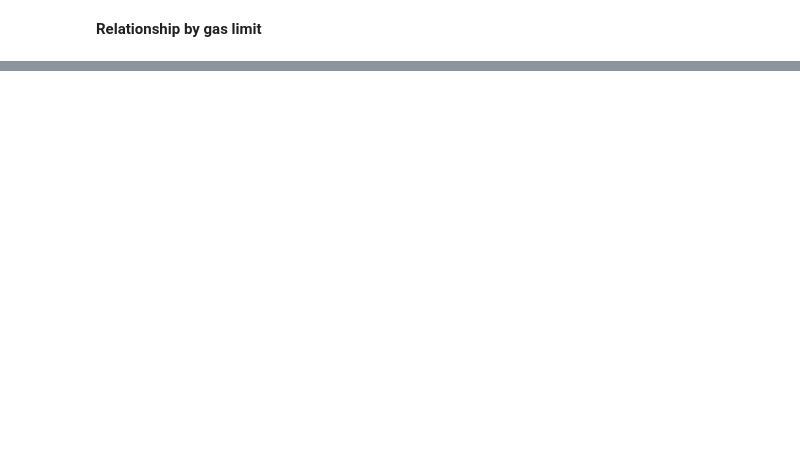
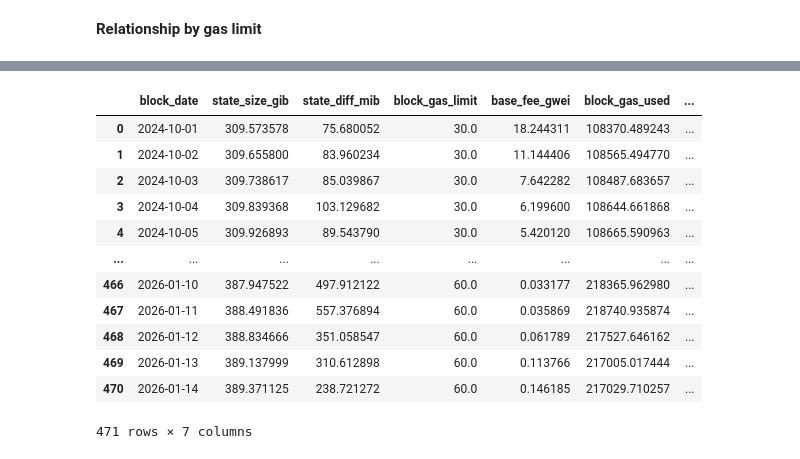
Before and after one commit to misilva73/evm-gas-repricings, a Jupyter notebook: notebooks/0.6-state_growth_EDA_v2.ipynb, the cells around one changed output, grey strips where cells are left out. Saved outputs shown, nothing was run; the diff lists cells and outputs as text; code cells hidden in the pictures; blank space fills up the shorter version.

Commit message:
Update state growth EDA

```diff
--- a/notebooks/0.6-state_growth_EDA_v2.ipynb
+++ b/notebooks/0.6-state_growth_EDA_v2.ipynb
@@ -354,0 +359,16 @@ plt.show()
+# %%
+df
+# %% [output]
+|  | block_date | state_size_gib | state_diff_mib | block_gas_limit | base_fee_gwei | block_gas_used | ... |
+| 0 | 2024-10-01 | 309.573578 | 75.680052 | 30.0 | 18.244311 | 108370.489243 | ... |
+| 1 | 2024-10-02 | 309.655800 | 83.960234 | 30.0 | 11.144406 | 108565.494770 | ... |
+| 2 | 2024-10-03 | 309.738617 | 85.039867 | 30.0 | 7.642282 | 108487.683657 | ... |
+| 3 | 2024-10-04 | 309.839368 | 103.129682 | 30.0 | 6.199600 | 108644.661868 | ... |
+| 4 | 2024-10-05 | 309.926893 | 89.543790 | 30.0 | 5.420120 | 108665.590963 | ... |
+| ... | ... | ... | ... | ... | ... | ... | ... |
+| 466 | 2026-01-10 | 387.947522 | 497.912122 | 60.0 | 0.033177 | 218365.962980 | ... |
+| 467 | 2026-01-11 | 388.491836 | 557.376894 | 60.0 | 0.035869 | 218740.935874 | ... |
+| 468 | 2026-01-12 | 388.834666 | 351.058547 | 60.0 | 0.061789 | 217527.646162 | ... |
+| 469 | 2026-01-13 | 389.137999 | 310.612898 | 60.0 | 0.113766 | 217005.017444 | ... |
+| 470 | 2026-01-14 | 389.371125 | 238.721272 | 60.0 | 0.146185 | 217029.710257 | ... |
+471 rows × 7 columns
```
Also changed, not shown: parts of 14 cells of this notebook.
